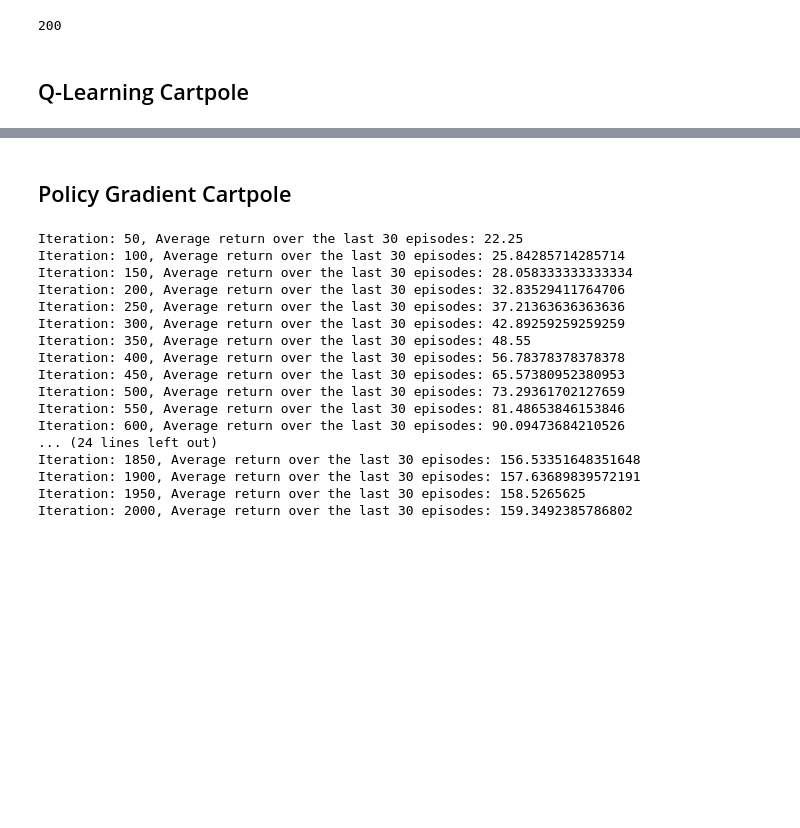
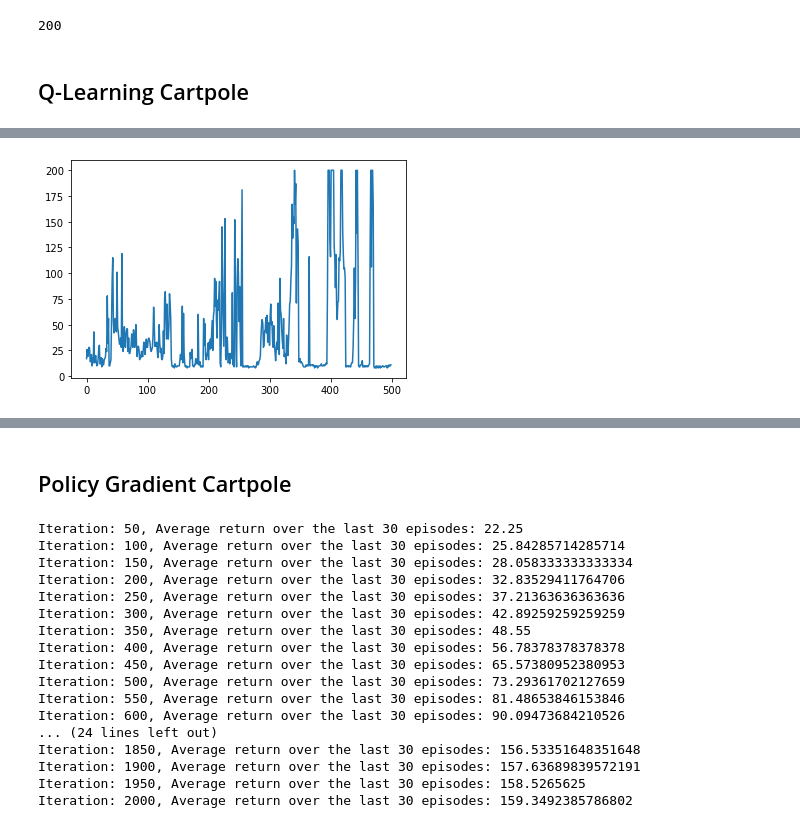
Before and after one commit to RalfKellner/Learning-RL, a Jupyter notebook: openaigym_random_examples.ipynb, the cells around one changed output, grey strips where cells are left out. Drawn from its saved outputs; the diff is of its cells as text; code cells hidden in the pictures; blank space fills up the shorter version.

```diff
--- a/openaigym_random_examples.ipynb
+++ b/openaigym_random_examples.ipynb
@@ -186,0 +194,90 @@ plt.show()
+# %%
+import random
+import tensorflow as tf
+import numpy as np
+import gym
+import matplotlib.pylab as plt
+from collections import deque
+
+class Model():
+    def __init__(self, input_dim, hidden_dim, output_dim):
+        self.input_dim = input_dim
+        self.hidden_dim = hidden_dim
+        self.output_dim = output_dim
+        self.network = tf.keras.Sequential([
+            tf.keras.layers.Dense(self.hidden_dim, activation = 'selu', input_shape = [self.input_dim]),
+            tf.keras.layers.Dense(self.output_dim, activation = 'linear')
+        ])
+
+    def predict(self, state):
+        state = tf.convert_to_tensor([state])
+        return self.network(state).numpy()
+
+class Agent():
+    def __init__(self, input_dim, hidden_dim, output_dim, optimizer):
+        self.model = Model(input_dim, hidden_dim, output_dim)
+        self.epsilon = 1.00
+        self.epsilon_decay = 0.999
+        self.epsilon_min = 0.01
+        self.optimizer = optimizer
+        self.memory = deque(maxlen = 2000)
+        self.batch_size = 16
+
+    def act(self, state):
+        if np.random.rand() <= self.epsilon:
+            return random.choice([0, 1])
+        else:
+            return np.argmax(self.model.predict(state))
+
+    def learn(self):
+        if len(self.memory) <= self.batch_size:
+            minibatch = self.memory
+        else:
+            minibatch = random.sample(self.memory, self.batch_size)
+
+        for m in minibatch:
+            state, action, reward, next_state, done = m
+            if done:
+                target = reward
+            else:
+                target = reward + np.max(self.model.predict(next_state)[0])
+
+            target_full = self.model.predict(state)
+            target_full[0, action] = target
+
+            with tf.GradientTape() as tape:
+                tape.watch(self.model.network.trainable_variables)
+                loss = tf.reduce_mean(tf.square(target_full - self.model.network(tf.convert_to_tensor([state]))))
+            self.optimizer.minimize(loss, self.model.network.trainable_variables, tape = tape)
+
+        if self.epsilon > self.epsilon_min:
+            self.epsilon *= self.epsilon_decay
+
+def play_one_episode():
+    state = env.reset()
+    return_ = 0
+    done = False
+    while not done:
+        action = agent.act(state)
+        next_state, reward, done, info = env.step(action)
+        return_ += 1
+        reward = reward if not done else -5.0
+        agent.memory.append((state, action, reward, next_state, done))
+        agent.learn()
+        state = next_state
+
+    return return_
+
+env = gym.make('CartPole-v0')
+optimizer = tf.keras.optimizers.Adam(learning_rate = 0.01)
+agent = Agent(4, 10, 2, optimizer = optimizer)
+
+sum_rewards = []
+for t in range(500):
+    sum_rewards.append(play_one_episode())
+    if (t+1) % 100 == 0:
+        print(t+1)
+
+plt.plot(sum_rewards)
+plt.show()
+# %% [output]
@@ -186,0 +289 @@ plt.show()
+[figure, added]
```
Also changed, not shown: parts of 9 cells of this notebook.
